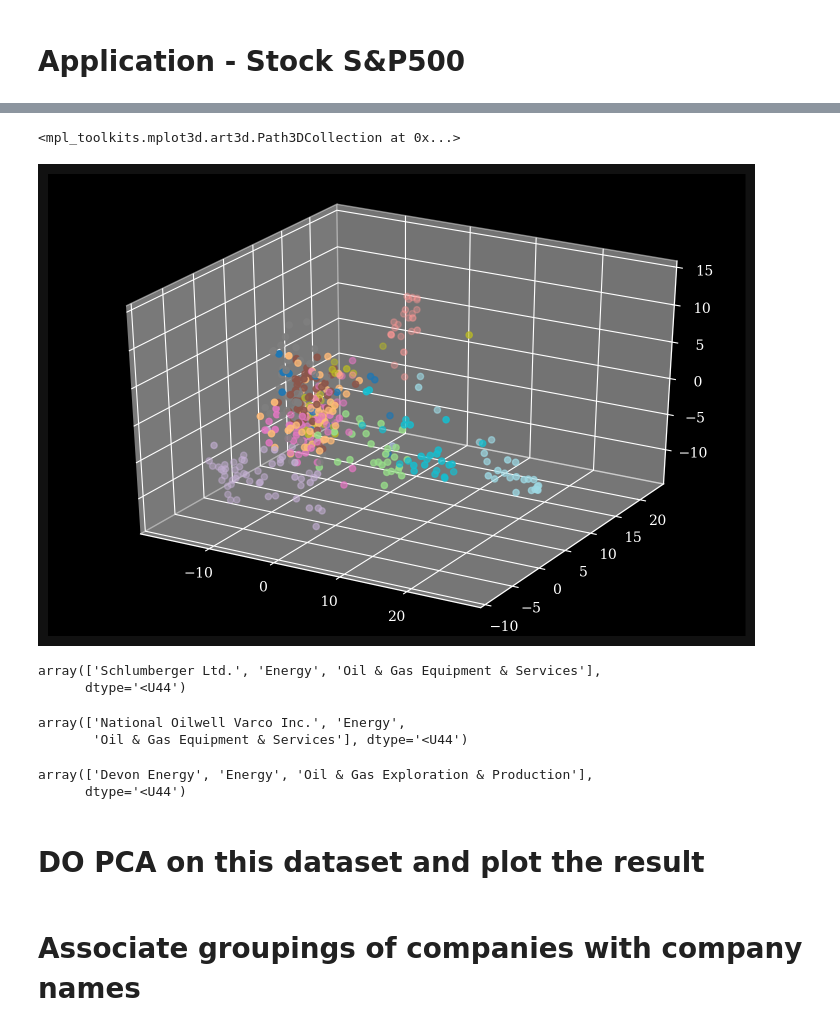
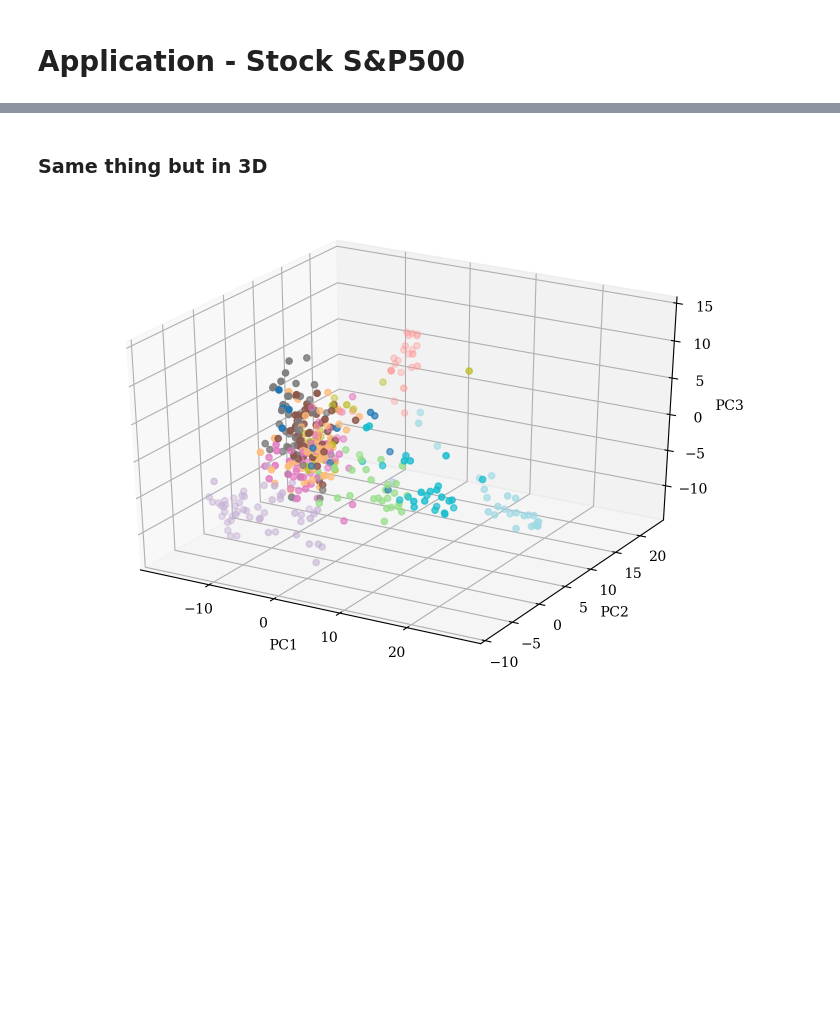
Before and after one commit to Hekstra-Lab/scientific-python-bootcamp, a Jupyter notebook: day3/day3.ipynb, the cells around one changed output, grey strips where cells are left out. Cells and saved outputs as stored; diff of their text form; code cells hidden in the pictures; blank space fills up the shorter version.

```diff
--- a/day3/day3.ipynb
+++ b/day3/day3.ipynb
@@ -55,10 +61,11 @@ mpl.rc("font", family = "serif") #Serif font in matplotlib
 mpl.rc("figure",figsize=(9,6)) #Increase default figure size
 %config InlineBackend.figure_format = 'retina' #Render the plots more nicely
 
+# FOR JUPYTER DARK THEME
 #the below make plots look better if youre using the dark theme for jupyter
-mpl.style.use('dark_background') #Use a dark background for matplotlib figures
-plt.rcParams.update({"figure.facecolor": "111111", #show figures here with a matching background
-                     "savefig.facecolor": "212121"}) #save figures with the color of google slides "Simple Dark" Theme
+# mpl.style.use('dark_background') #Use a dark background for matplotlib figures
+# plt.rcParams.update({"figure.facecolor": "111111", #show figures here with a matching background
+#                      "savefig.facecolor": "212121"}) #save figures with the color of google slides "Simple Dark" Theme
 # %%
 #improved version
 plt.figure(figsize=(9,6))#arguments are width and height in inches
@@ -184,11 +207,11 @@ for i,f in enumerate(sp500_glob):
 #calculate and then normalize the price changes from day to day
 price_changes = np.diff(prices)
 real_price_changes = price_changes[price_changes.std(-1)>0]
-real_names = np.array(names)[price_changes.std(-1)>0]
+stock_ticker = np.array(names)[price_changes.std(-1)>0]
 # Below is a pretty standard way of normalizing numerical data
 normalized_price_changes = (real_price_changes - real_price_changes.mean(axis=-1,keepdims=True))/(real_price_changes.std(axis=-1,keepdims=True))
 
 
 arr = np.loadtxt('data/SP500_names.csv',delimiter='|',skiprows=1,dtype=str,encoding='utf-8')
-name_dict = {a[0].strip():a[[1,2,3]] for a in arr}
+company_info = {a[0].strip():a[[1,2,3]] for a in arr}
 # idx_to_info = {i:name_dict[real_names[i]] for i in range(468)}
@@ -214,13 +324,21 @@ normalized_price_changes.shape
 # %%
 primary = []
 secondary = []
-good_idx = np.zeros(real_names.shape[0], dtype=bool)
+good_idx = np.zeros(stock_ticker.shape[0], dtype=bool)
 
-for i,name in enumerate(real_names):
+for i,name in enumerate(stock_ticker):
     try:
-        info = name_dict[name]
+        info = company_info[name]
         good_idx[i] = True
         primary.append(info[1])
         secondary.append(info[2])
     except:
         pass
+psector_dict = {val:i for i,val in enumerate(np.unique(primary))}
+data_colors = np.array([psector_dict[val] for val in primary],dtype=int)
+clean_names = stock_ticker[good_idx]
+N_primary = np.unique(primary).shape[0]
+plt.scatter(transformed[good_idx][:,0],transformed[good_idx][:,1], c=data_colors, cmap='tab20')
+plt.xlabel('PC1')
+plt.ylabel('PC2')
+plt.show()
@@ -242,30 +347,16 @@ from mpl_toolkits.mplot3d import Axes3D
+# %% [markdown]
+### Same thing but in 3D
 # %%
+from mpl_toolkits.mplot3d import Axes3D
 fig = plt.figure()
 ax = fig.add_subplot(111, projection='3d')
 ax.scatter(transformed[good_idx][:,0],transformed[good_idx][:,1], transformed[good_idx][:,2], c=data_colors, cmap='tab20')
-ax.
+ax.set_xlabel('PC1')
+ax.set_ylabel('PC2')
+ax.set_zlabel('PC3')
+plt.show()
 # %% [output]
-<mpl_toolkits.mplot3d.art3d.Path3DCollection at 0x...>
-[figure, old version]
+[figure, new version]
-# %%
-name_dict['SLB']
-# %% [output]
-array(['Schlumberger Ltd.', 'Energy', 'Oil & Gas Equipment & Services'],
-      dtype='<U44')
-# %%
-name_dict['NOV']
-# %% [output]
-array(['National Oilwell Varco Inc.', 'Energy',
-       'Oil & Gas Equipment & Services'], dtype='<U44')
-# %%
-name_dict['DVN']
-# %% [output]
-array(['Devon Energy', 'Energy', 'Oil & Gas Exploration & Production'],
-      dtype='<U44')
-# %% [markdown]
-# DO PCA on this dataset and plot the result
-# %% [markdown]
-# Associate groupings of companies with company names
 # %% [markdown]
 ## The Math behind Principal Component Analysis - Variance and Covariance
 
```
Also changed, not shown: parts of 34 cells of this notebook.
